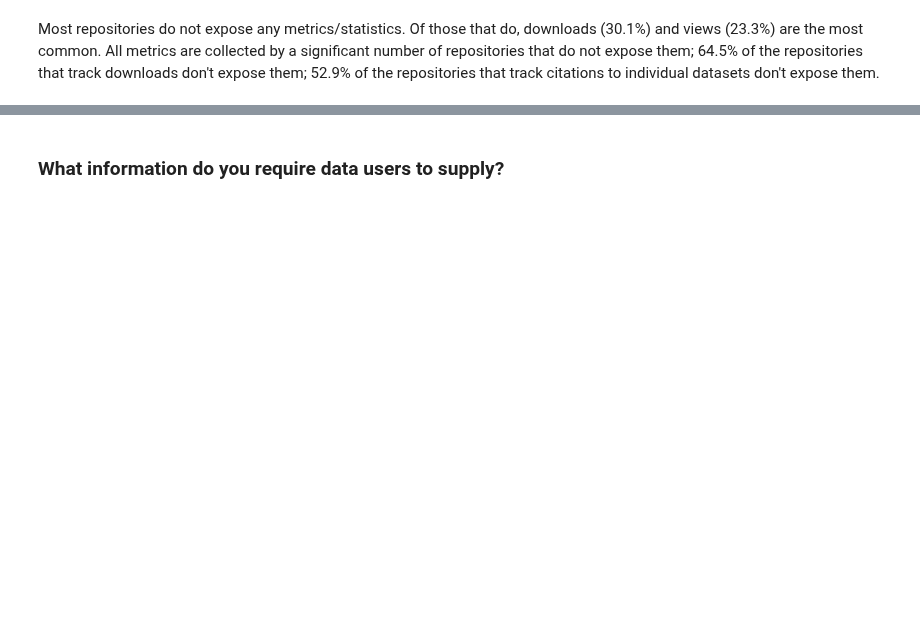
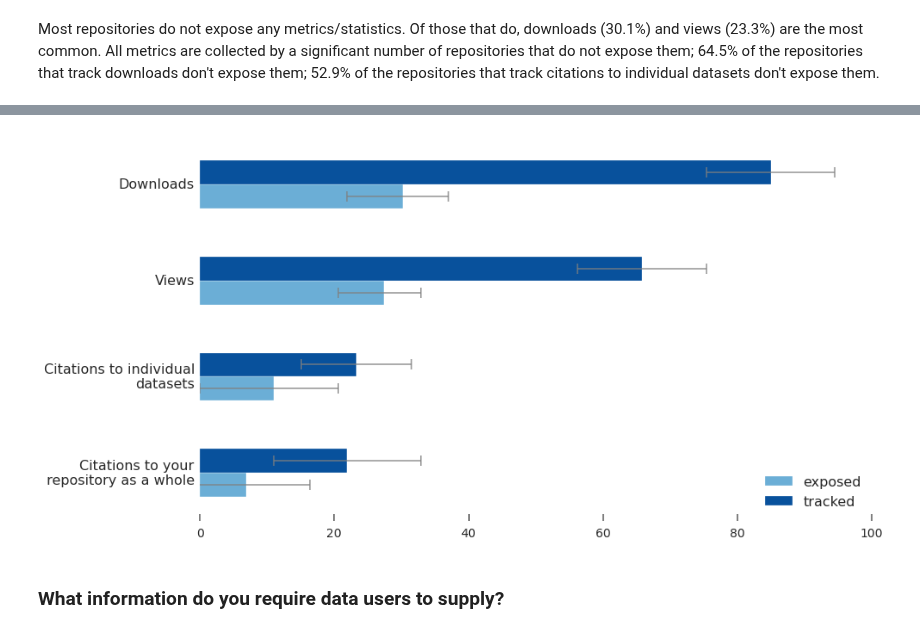
Before and after one commit to JEK-III/MDCSurvey, a Jupyter notebook: Making Data Count.ipynb, the cells around one changed output, grey strips where cells are left out. Cells and saved outputs as stored; diff of their text form; code cells hidden in the pictures; blank space fills up the shorter version.

Commit message:
Generate SVG files of figure graphs
Make some of Carly’s revisions

```diff
--- a/Making Data Count.ipynb
+++ b/Making Data Count.ipynb
@@ -432,24 +640,24 @@ exposed_table
 # %%
 combined_metrics = {'tracked' : tracked_table,
                     'exposed' : exposed_table}
 combined_df = pd.DataFrame(combined_metrics)
 fig= combined_df.plot(kind='barh', color=['#6baed6', '#08519c'], edgecolor='w', grid=False, xlim=(0,100), fontsize=14)
-fig.legend(bbox_to_anchor=(0., 1.02, 1., .102), loc=1, borderaxespad=0.,frameon=False)
-fig.tick_params(axis='both', which='both', left='off', top='off', right='off')
-
-fig.set_ylabel('')
-sns.despine(ax=fig, left=True)
-fig.lines[0].set_visible(False)
+fig.legend(loc=4,frameon=False, fontsize=16.)
 
 fig.get_figure().set_size_inches(14.0, 2 * len(tracked_table.index))
 
 fig.errorbar(tracked_table.as_matrix()[::-1], np.arange(len(tracked_interval))[::-1] + 0.125,
              xerr=tracked_interval.T.as_matrix(),
              fmt='none', ecolor='#808080', alpha=0.65, elinewidth=2, capsize=6, capthick=2)
 
 fig.errorbar(exposed_table.as_matrix()[::-1], np.arange(len(exposed_interval))[::-1] - 0.125,
              xerr=exposed_interval.T.as_matrix(),
              fmt='none', ecolor='#808080', alpha=0.65, elinewidth=2, capsize=6, capthick=2)
+apply_cdl_style(fig)
+
+plt.savefig('mdc_practice.svg')
+# %% [output]
+[figure, added]
 # %% [markdown]
 ### What information do you require data users to supply?
 # %%
```
Also changed, not shown: parts of 27 cells of this notebook, 7 other files.
